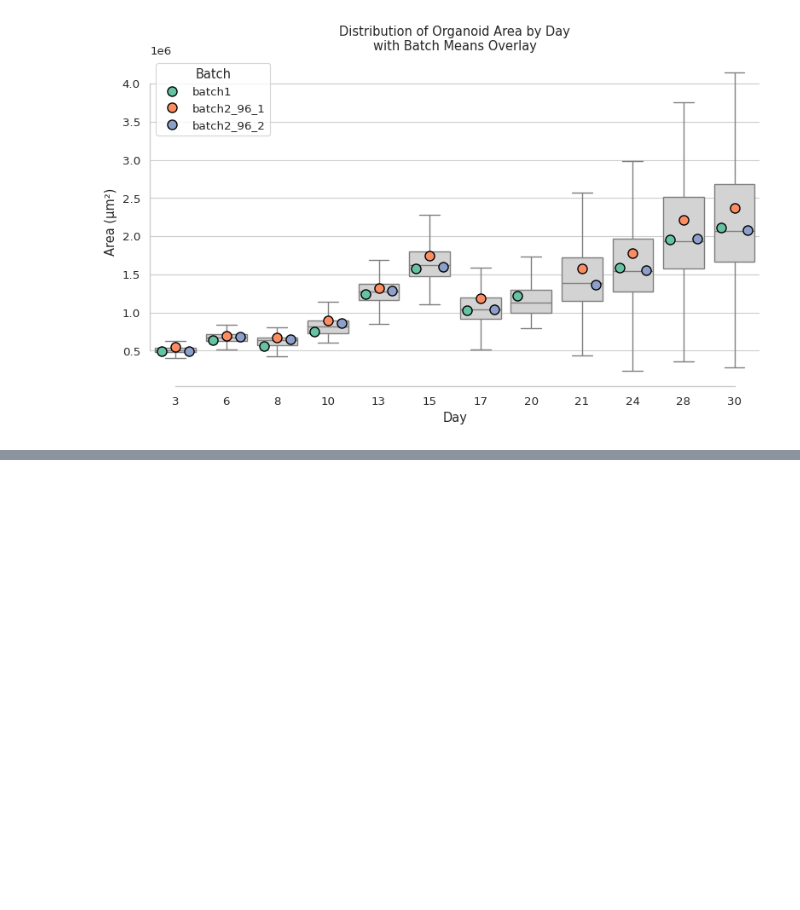
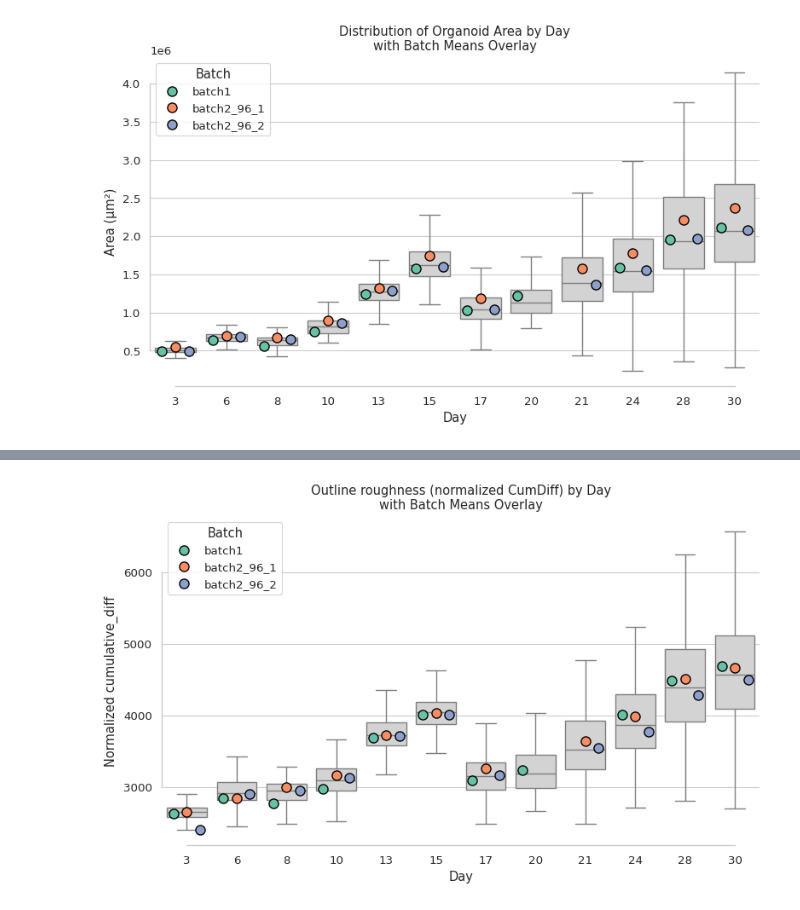
Before and after one commit to dsi-clinic/2025-promega-mini-test, a Jupyter notebook: temp_files/plot_metrics.ipynb, the cells around one changed output, grey strips where cells are left out. Drawn from its saved outputs; the diff is of its cells as text; code cells hidden in the pictures; blank space fills up the shorter version.

```diff
--- a/temp_files/plot_metrics.ipynb
+++ b/temp_files/plot_metrics.ipynb
@@ -342,0 +470,55 @@ plt.show()
+# %%
+# 0) Normalize
+df["norm_cumdiff"] = df["cumulative_diff"] / df["perimeter_um"]
+
+# 1) Choose metric
+metric = "norm_cumdiff"
+
+# 2) Compute batch‐day means
+means = df.groupby(["batch","day"])[metric].mean().reset_index()
+
+# 3) Plot
+import seaborn as sns
+import matplotlib.pyplot as plt
+
+sns.set_theme(
+    context="paper",
+    style="whitegrid",
+    palette="Set2",
+    font="sans-serif",
+    font_scale=1.1
+)
+
+plt.figure(figsize=(8,5))
+
+# A) grey boxplot of *all* data
+ax = sns.boxplot(
+    data=df,
+    x="day", y=metric,
+    color="lightgray",
+    showfliers=False
+)
+
+# B) overlay batch means
+sns.stripplot(
+    data=means,
+    x="day", y=metric,
+    hue="batch",
+    dodge=True,
+    size=8,
+    marker="o",
+    edgecolor="k",
+    linewidth=1,
+    ax=ax
+)
+
+# 4) Polish
+ax.set_xlabel("Day")
+ax.set_ylabel("Normalized cumulative_diff")
+ax.set_title("Outline roughness (normalized CumDiff) by Day\nwith Batch Means Overlay")
+sns.despine(trim=True)
+plt.legend(title="Batch", loc="upper left")
+plt.tight_layout()
+plt.show()
+# %% [output]
+[figure, added]
```
Also changed, not shown: parts of 4 cells of this notebook, 1 other file.
